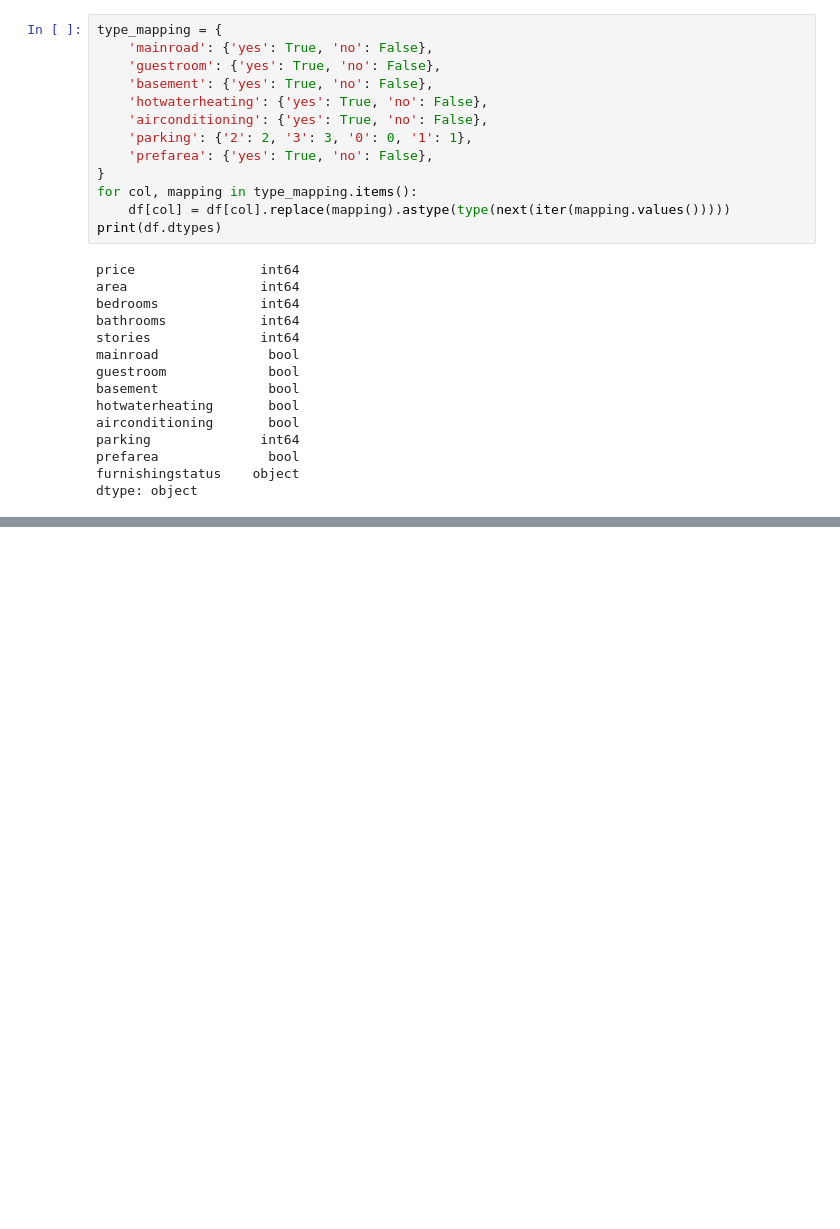
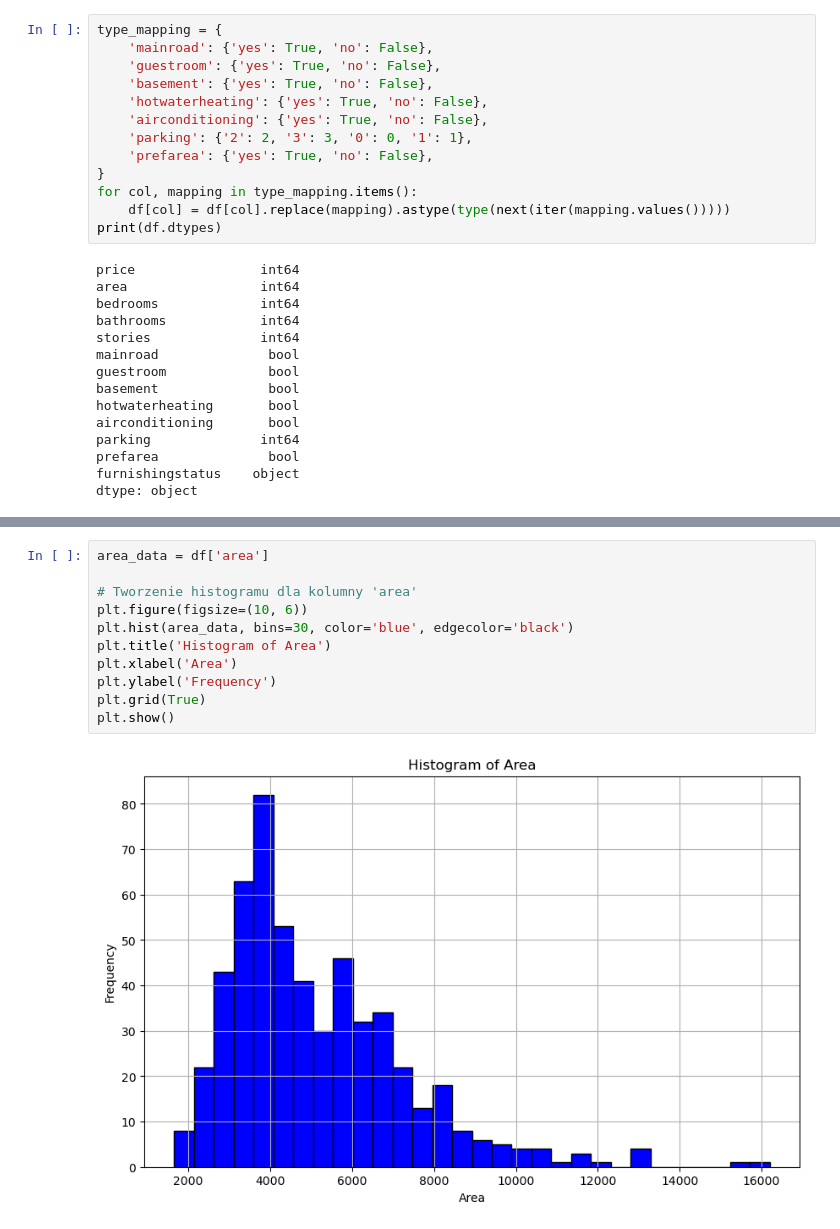
Before and after one commit to mrcoolinsky/ML-project---housing, a Jupyter notebook: projekt.ipynb, the cells around one changed output, grey strips where cells are left out. Drawn from its saved outputs; the diff is of its cells as text; blank space fills up the shorter version.

```diff
--- a/projekt.ipynb
+++ b/projekt.ipynb
@@ -101,0 +148,13 @@ dtype: object
+# %%
+area_data = df['area']
+
+# Tworzenie histogramu dla kolumny 'area'
+plt.figure(figsize=(10, 6))
+plt.hist(area_data, bins=30, color='blue', edgecolor='black')
+plt.title('Histogram of Area')
+plt.xlabel('Area')
+plt.ylabel('Frequency')
+plt.grid(True)
+plt.show()
+# %% [output]
+[figure, added]
```
Also changed, not shown: parts of 6 cells of this notebook.
